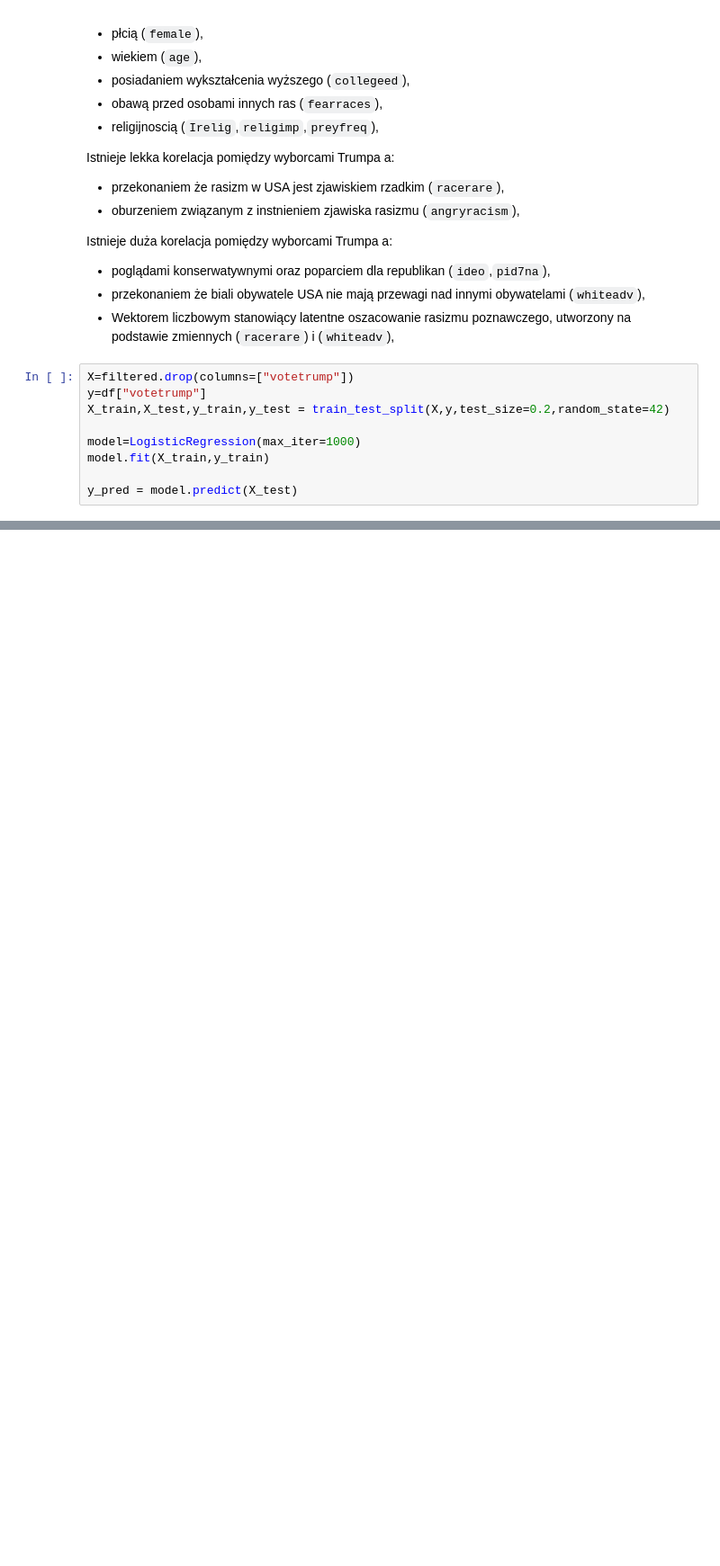
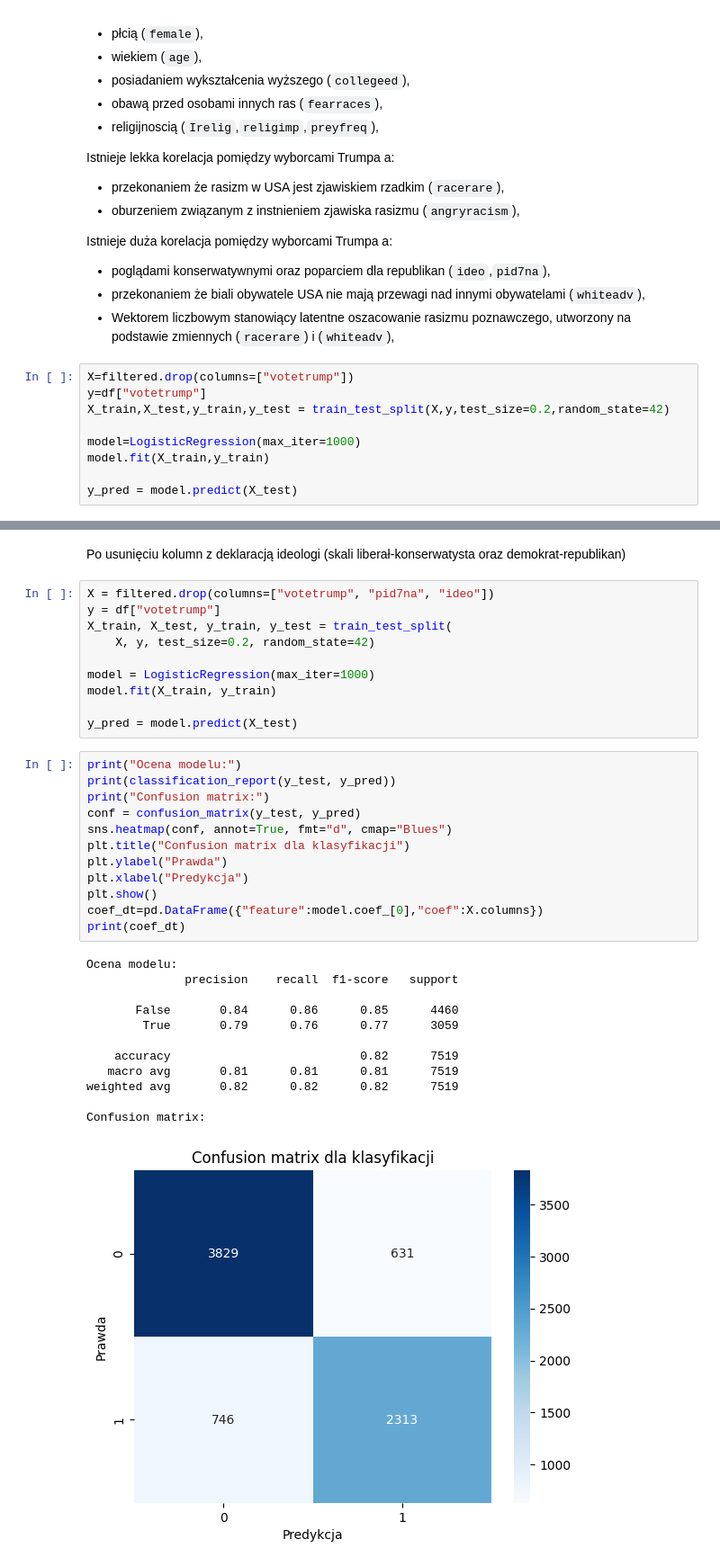
Before and after one commit to pkrzysiekk/trump-voters-data-science, a Jupyter notebook: nod.ipynb, the cells around one changed output, grey strips where cells are left out. Shown at 90% size. Cells and saved outputs as stored; diff of their text form; blank space fills up the shorter version.

Commit message:
Change features for another training

```diff
--- a/nod.ipynb
+++ b/nod.ipynb
@@ -203,0 +223,37 @@ Confusion matrix:
+# %% [markdown]
+Po usunięciu kolumn z deklaracją ideologi (skali liberał-konserwatysta oraz demokrat-republikan)
+# %%
+X = filtered.drop(columns=["votetrump", "pid7na", "ideo"])
+y = df["votetrump"]
+X_train, X_test, y_train, y_test = train_test_split(
+    X, y, test_size=0.2, random_state=42)
+
+model = LogisticRegression(max_iter=1000)
+model.fit(X_train, y_train)
+
+y_pred = model.predict(X_test)
+# %%
+print("Ocena modelu:")
+print(classification_report(y_test, y_pred))
+print("Confusion matrix:")
+conf = confusion_matrix(y_test, y_pred)
+sns.heatmap(conf, annot=True, fmt="d", cmap="Blues")
+plt.title("Confusion matrix dla klasyfikacji")
+plt.ylabel("Prawda")
+plt.xlabel("Predykcja")
+plt.show()
+coef_dt=pd.DataFrame({"feature":model.coef_[0],"coef":X.columns})
+print(coef_dt)
+# %% [output]
+Ocena modelu:
+              precision    recall  f1-score   support
+
+       False       0.84      0.86      0.85      4460
+        True       0.79      0.76      0.77      3059
+
+    accuracy                           0.82      7519
+   macro avg       0.81      0.81      0.81      7519
+weighted avg       0.82      0.82      0.82      7519
+
+Confusion matrix:
+[figure, added]
```
Also changed, not shown: parts of 3 cells of this notebook.
